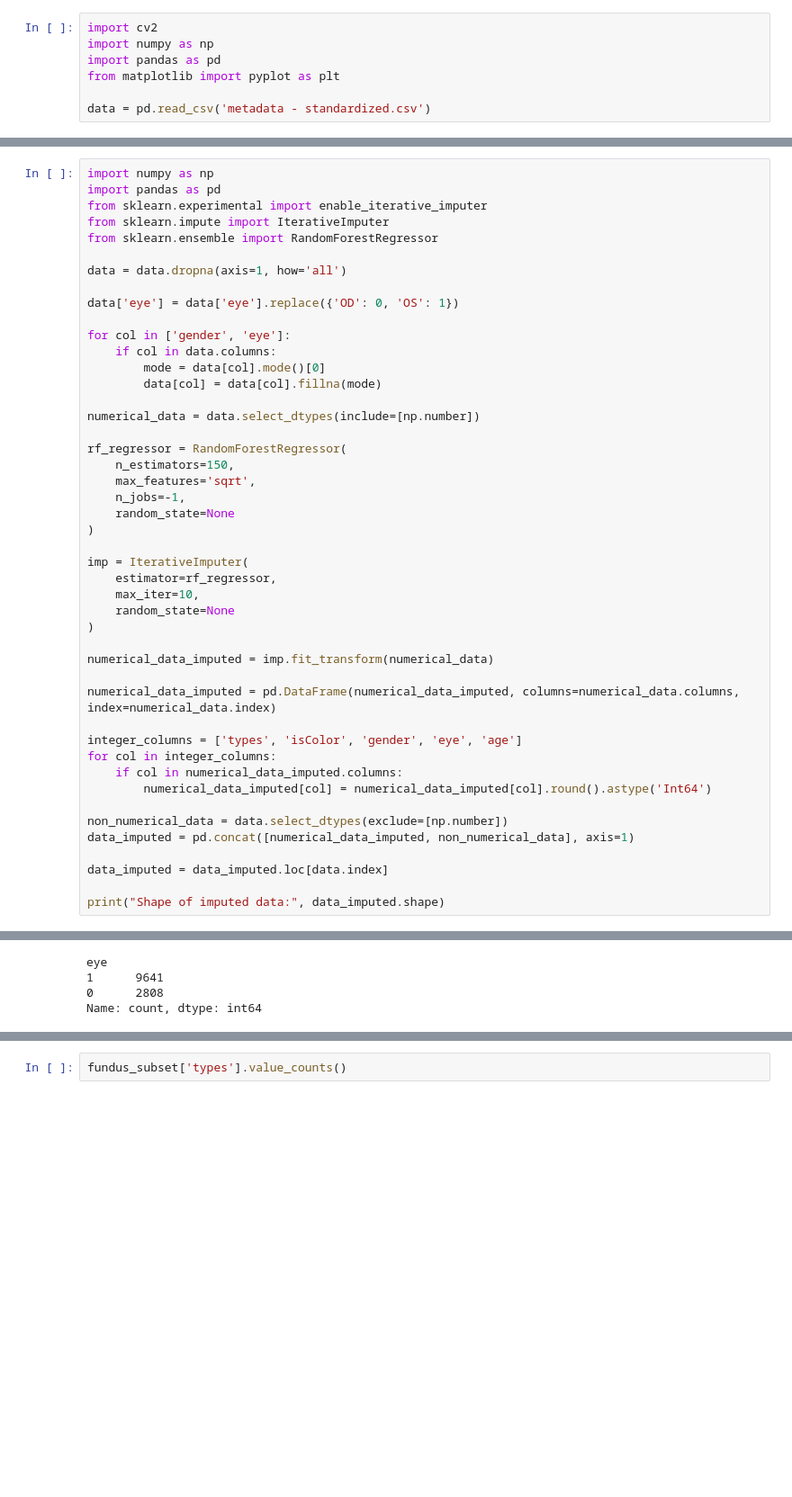
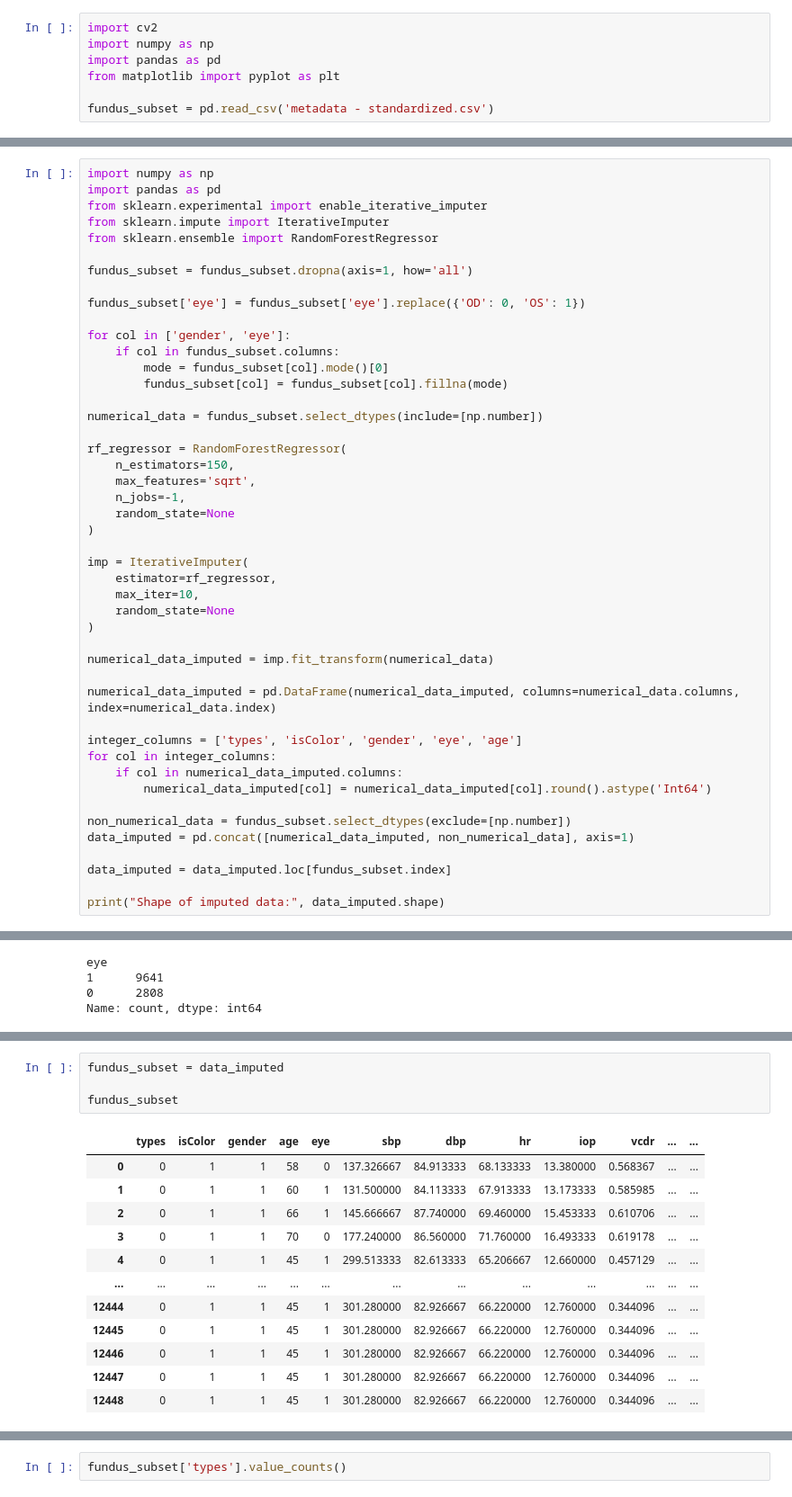
Before and after one commit to AhmedElZubair38/DISSERTATION, a Jupyter notebook: MOSTLY_Data_3/MODEL_3_NN.ipynb, the cells around one changed output, grey strips where cells are left out. Shown at 90% size. Saved outputs shown, nothing was run; the diff lists cells and outputs as text; blank space fills up the shorter version.

```diff
--- a/MOSTLY_Data_3/MODEL_3_NN.ipynb
+++ b/MOSTLY_Data_3/MODEL_3_NN.ipynb
@@ -74,5 +74,5 @@ import numpy as np
 import pandas as pd
 from matplotlib import pyplot as plt
 
-data = pd.read_csv('metadata - standardized.csv')
+fundus_subset = pd.read_csv('metadata - standardized.csv')
 # %%
@@ -223,16 +223,16 @@ from sklearn.experimental import enable_iterative_imputer
 from sklearn.impute import IterativeImputer
 from sklearn.ensemble import RandomForestRegressor
 
-data = data.dropna(axis=1, how='all')
+fundus_subset = fundus_subset.dropna(axis=1, how='all')
 
-data['eye'] = data['eye'].replace({'OD': 0, 'OS': 1})
+fundus_subset['eye'] = fundus_subset['eye'].replace({'OD': 0, 'OS': 1})
 
 for col in ['gender', 'eye']:
-    if col in data.columns:
-        mode = data[col].mode()[0]
-        data[col] = data[col].fillna(mode)
+    if col in fundus_subset.columns:
+        mode = fundus_subset[col].mode()[0]
+        fundus_subset[col] = fundus_subset[col].fillna(mode)
 
-numerical_data = data.select_dtypes(include=[np.number])
+numerical_data = fundus_subset.select_dtypes(include=[np.number])
 
 rf_regressor = RandomForestRegressor(
     n_estimators=150,
@@ -256,10 +256,10 @@ for col in integer_columns:
     if col in numerical_data_imputed.columns:
         numerical_data_imputed[col] = numerical_data_imputed[col].round().astype('Int64')
 
-non_numerical_data = data.select_dtypes(exclude=[np.number])
+non_numerical_data = fundus_subset.select_dtypes(exclude=[np.number])
 data_imputed = pd.concat([numerical_data_imputed, non_numerical_data], axis=1)
 
-data_imputed = data_imputed.loc[data.index]
+data_imputed = data_imputed.loc[fundus_subset.index]
 
 print("Shape of imputed data:", data_imputed.shape)
 # %% [output]
@@ -311,0 +296,17 @@ data
+# %%
+fundus_subset = data_imputed
+
+fundus_subset
+# %% [output]
+|  | types | isColor | gender | age | eye | sbp | dbp | hr | iop | vcdr | ... | ... |
+| 0 | 0 | 1 | 1 | 58 | 0 | 137.326667 | 84.913333 | 68.133333 | 13.380000 | 0.568367 | ... | ... |
+| 1 | 0 | 1 | 1 | 60 | 1 | 131.500000 | 84.113333 | 67.913333 | 13.173333 | 0.585985 | ... | ... |
+| 2 | 0 | 1 | 1 | 66 | 1 | 145.666667 | 87.740000 | 69.460000 | 15.453333 | 0.610706 | ... | ... |
+| 3 | 0 | 1 | 1 | 70 | 0 | 177.240000 | 86.560000 | 71.760000 | 16.493333 | 0.619178 | ... | ... |
+| 4 | 0 | 1 | 1 | 45 | 1 | 299.513333 | 82.613333 | 65.206667 | 12.660000 | 0.457129 | ... | ... |
+| ... | ... | ... | ... | ... | ... | ... | ... | ... | ... | ... | ... | ... |
+| 12444 | 0 | 1 | 1 | 45 | 1 | 301.280000 | 82.926667 | 66.220000 | 12.760000 | 0.344096 | ... | ... |
+| 12445 | 0 | 1 | 1 | 45 | 1 | 301.280000 | 82.926667 | 66.220000 | 12.760000 | 0.344096 | ... | ... |
+| 12446 | 0 | 1 | 1 | 45 | 1 | 301.280000 | 82.926667 | 66.220000 | 12.760000 | 0.344096 | ... | ... |
+| 12447 | 0 | 1 | 1 | 45 | 1 | 301.280000 | 82.926667 | 66.220000 | 12.760000 | 0.344096 | ... | ... |
+| 12448 | 0 | 1 | 1 | 45 | 1 | 301.280000 | 82.926667 | 66.220000 | 12.760000 | 0.344096 | ... | ... |
```
Also changed, not shown: parts of 48 cells of this notebook, 2 other files.
